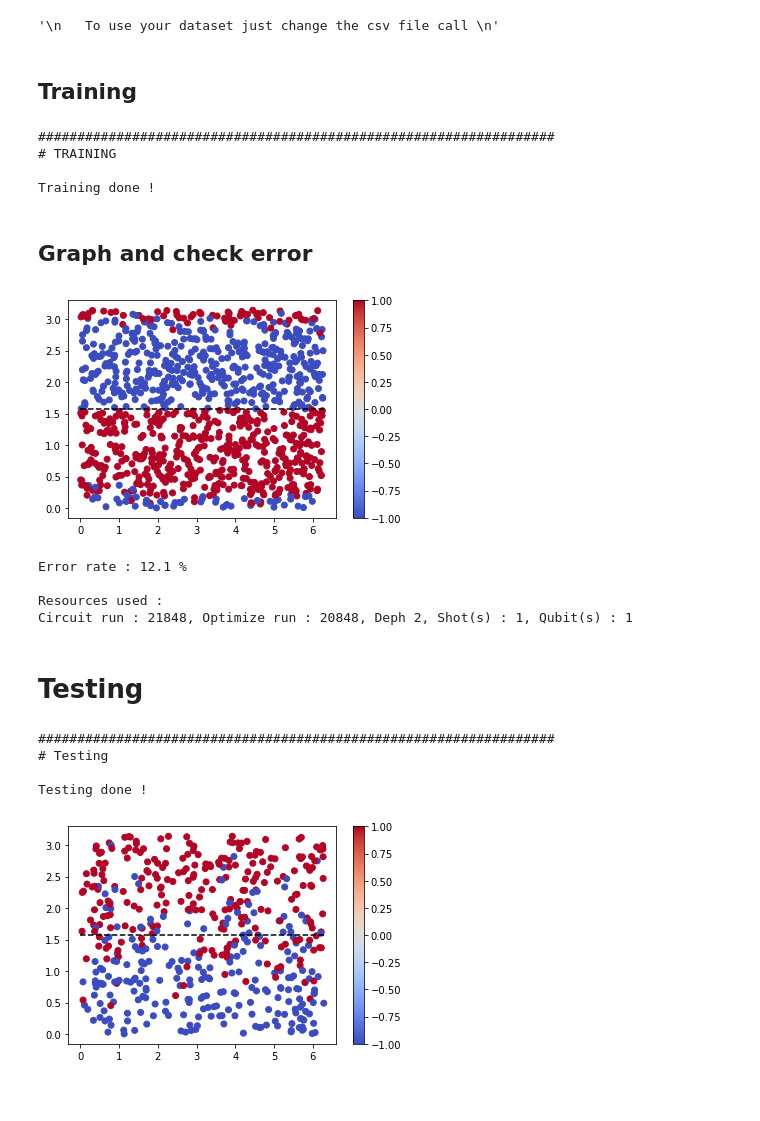
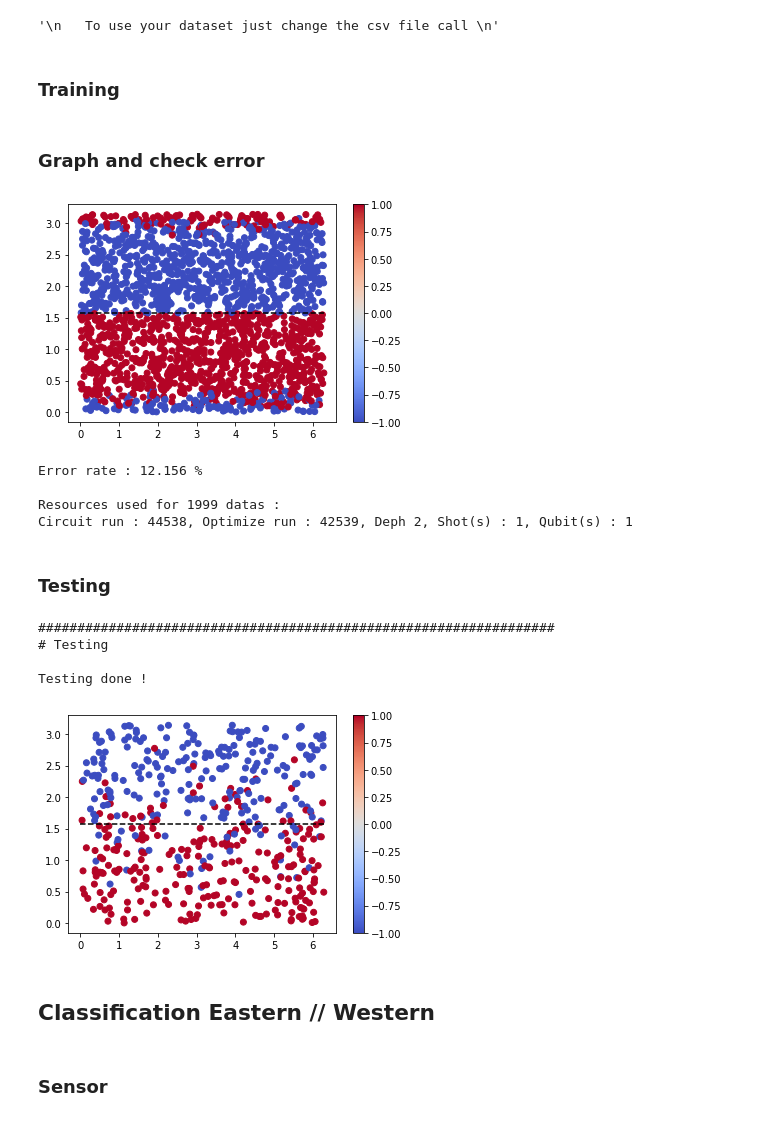
Before and after one commit to Quantronauts/qhack21, a Jupyter notebook: hackaton/qats_doqs.ipynb, the cells around one changed output. Saved outputs shown, nothing was run; the diff lists cells and outputs as text; code cells hidden in the pictures.

```diff
--- a/hackaton/qats_doqs.ipynb
+++ b/hackaton/qats_doqs.ipynb
@@ -88,7 +102,7 @@ Training data set:
 9  3.121631  5.701430
 '\n   To use your dataset just change the csv file call \n'
 # %% [markdown]
-## Training
+### Training
 # %%
 print("##################################################################\n"
       "# TRAINING")
@@ -123,8 +137,8 @@ elif csv_training.shape[1] == 4:
 else:
     print("Only two or three angles are allowed in training data set")
 
-#for i in range(len(csv_training[0])):
-for i in range(1000):
+for i in range(len(csv_training[0])):
+#for i in range(50):
     if csv_training.shape[1] == 3:
         data_training = [csv_training[0][i], csv_training[1][i]]
         label_training = csv_training[2][i]
@@ -176,15 +190,15 @@ for i in range(1000):
     # Optimize th weights is the output is bad
     if (prob == -1 and label_training != "doq") or (prob == 1 and label_training != "qat"):
         steps = 100
-        for i in range(steps):
+        for u in range(steps):
             weights = opt.step(cost, weights)
             result = entire_circuit(data_training, weights)
             prob = count_prob(result)
             circuit_run += 1
             optimizer_run += 1
 
-            #if (i + 1) % 10 == 0:
-                #print("Cost after step {:5d}: {: .7f} -> {}".format(i + 1, prob, label_training))
+            if (u + 1) % 10 == 0:
+                print("Cost after step {:5d}: {: .7f} -> {}".format(u + 1, prob, label_training))
 
             if (prob == -1 and label_training == "doq") or (prob == 1 and label_training == "qat"):
                 break
@@ -192,6 +206,8 @@ for i in range(1000):
     # Calculate error rate
     if (prob == -1 and label_training != "doq") or (prob == 1 and label_training != "qat"):
         error_rate += 1
+
+    print("Run for data number : ", i+1)
 
     # Graph and check error
     prediction[0].append(data_training[0])
@@ -203,34 +219,29 @@ for i in range(1000):
         prediction[3].append(prob)
 
 print("\nTraining done !")
-# %% [output]
-##################################################################
-# TRAINING
-
-Training done !
 # %% [markdown]
-## Graph and check error
+### Graph and check error
 # %%
 if len(prediction) == 3:
     plt.scatter(prediction[1], prediction[0], c=prediction[2], cmap="coolwarm")
     plt.plot([0,2*np.pi], [np.pi/2, np.pi/2], linestyle='--', c='#000000')
     plt.colorbar()
 elif len(prediction) == 4:
     fig = plt.figure().gca(projection='3d')
     fig.scatter(prediction[0], prediction[1], prediction[2], c=prediction[3], cmap="coolwarm")
 plt.show()
 
 print("Error rate : {} %".format(round(error_rate / len(prediction[0]) * 100, 3)))
-print("\nResources used : \nCircuit run : {}, Optimize run : {}, Deph {}, Shot(s) : {}, Qubit(s) : {}"
-      .format(circuit_run, optimizer_run, n_layers, dev.shots, n_qubits))
+print("\nResources used for {} datas : \nCircuit run : {}, Optimize run : {}, Deph {}, Shot(s) : {}, Qubit(s) : {}"
+      .format(len(prediction[0]), circuit_run, optimizer_run, n_layers, dev.shots, n_qubits))
 # %% [output]
-[figure, old version]
+[figure, new version]
-Error rate : 12.1 %
+Error rate : 12.156 %
 
-Resources used :
-Circuit run : 21848, Optimize run : 20848, Deph 2, Shot(s) : 1, Qubit(s) : 1
+Resources used for 1999 datas :
+Circuit run : 44538, Optimize run : 42539, Deph 2, Shot(s) : 1, Qubit(s) : 1
 # %% [markdown]
-# Testing
+### Testing
 # %%
 print("##################################################################\n"
       "# Testing")
@@ -293,4 +304,8 @@ else:
     fig.scatter(prediction[0], prediction[1], prediction[2], c=prediction[3], cmap="coolwarm")
 plt.show()
 # %% [output]
-[figure, old version]
+[figure, new version]
+# %% [markdown]
+## Classification Eastern // Western <a class="anchor" id="east_west"></a>
+# %% [markdown]
+### Sensor
```
Also changed, not shown: parts of 13 cells of this notebook.
